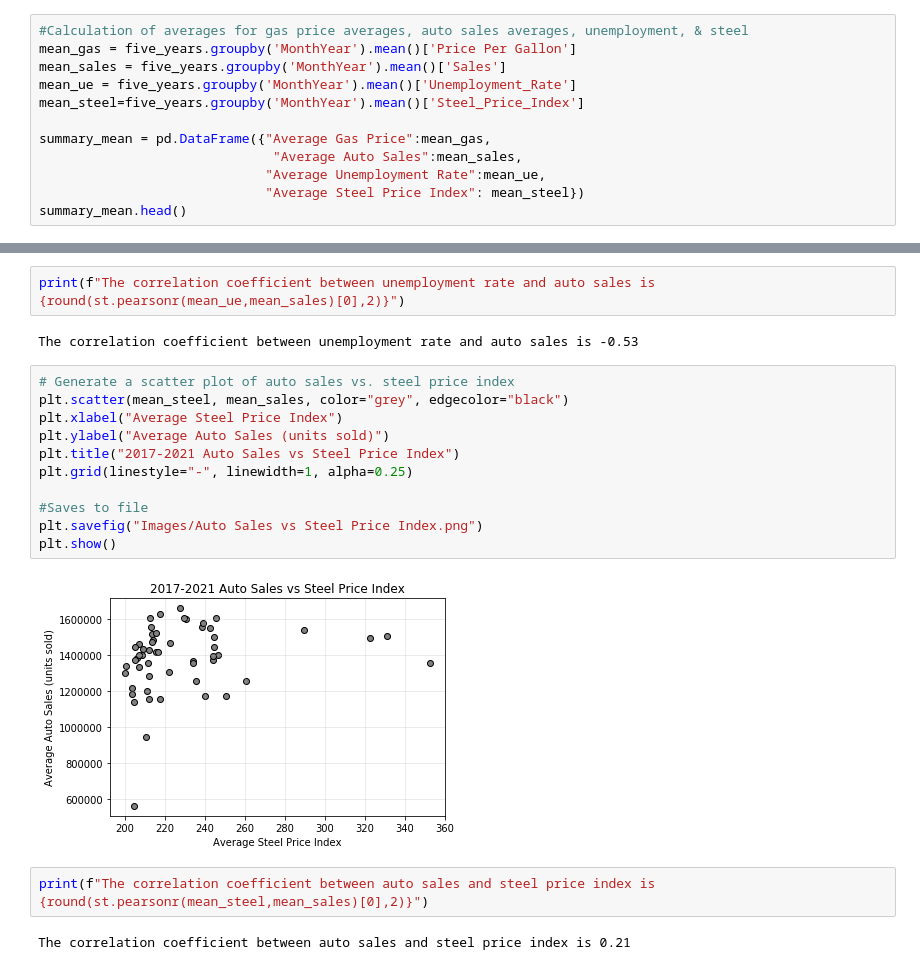
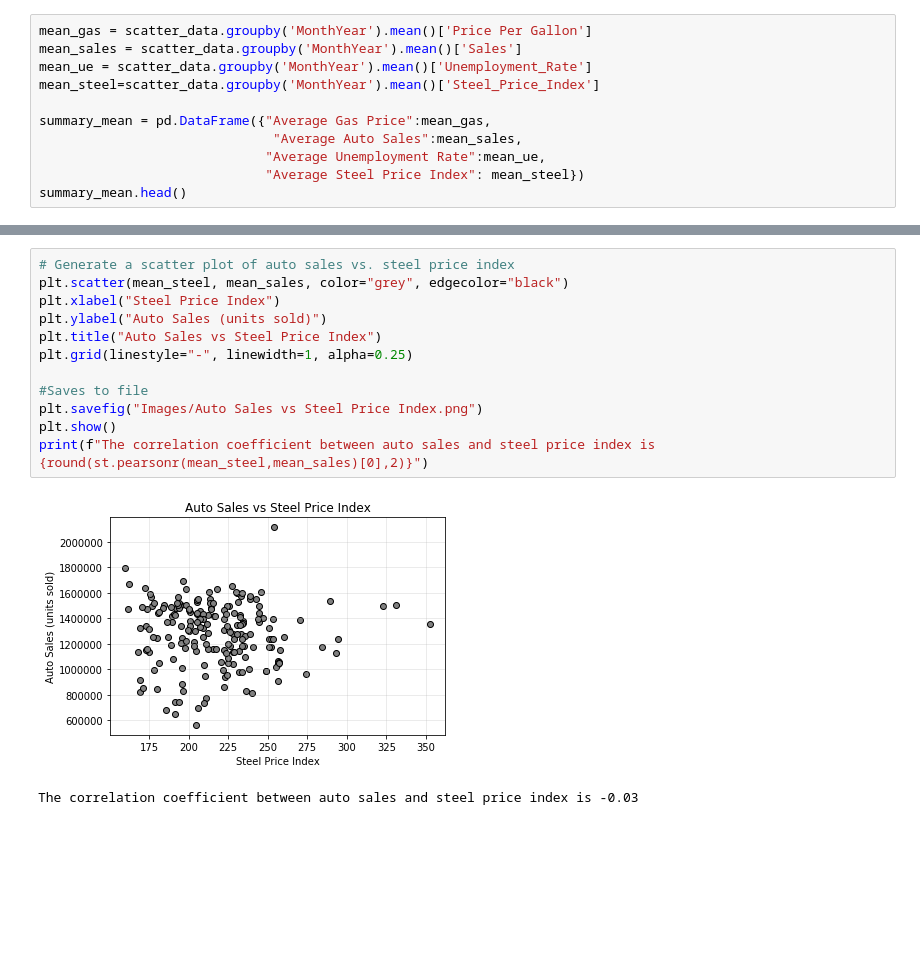
Before and after one commit to michelleherman13/auto-sales, a Jupyter notebook: data/Scatter_plots.ipynb, the cells around one changed output, grey strips where cells are left out. Saved outputs shown, nothing was run; the diff lists cells and outputs as text; blank space fills up the shorter version.

```diff
--- a/data/Scatter_plots.ipynb
+++ b/data/Scatter_plots.ipynb
@@ -34,9 +24,8 @@ five_years.head()
 # %%
-#Calculation of averages for gas price averages, auto sales averages, unemployment, & steel
-mean_gas = five_years.groupby('MonthYear').mean()['Price Per Gallon']
-mean_sales = five_years.groupby('MonthYear').mean()['Sales']
-mean_ue = five_years.groupby('MonthYear').mean()['Unemployment_Rate']
-mean_steel=five_years.groupby('MonthYear').mean()['Steel_Price_Index']
+mean_gas = scatter_data.groupby('MonthYear').mean()['Price Per Gallon']
+mean_sales = scatter_data.groupby('MonthYear').mean()['Sales']
+mean_ue = scatter_data.groupby('MonthYear').mean()['Unemployment_Rate']
+mean_steel=scatter_data.groupby('MonthYear').mean()['Steel_Price_Index']
 
 summary_mean = pd.DataFrame({"Average Gas Price":mean_gas,
                               "Average Auto Sales":mean_sales,
@@ -84,21 +117,15 @@ plt.show()
-# %%
-print(f"The correlation coefficient between unemployment rate and auto sales is {round(st.pearsonr(mean_ue,mean_sales)[0],2)}")
-# %% [output]
-The correlation coefficient between unemployment rate and auto sales is -0.53
 # %%
 # Generate a scatter plot of auto sales vs. steel price index
 plt.scatter(mean_steel, mean_sales, color="grey", edgecolor="black")
-plt.xlabel("Average Steel Price Index")
-plt.ylabel("Average Auto Sales (units sold)")
-plt.title("2017-2021 Auto Sales vs Steel Price Index")
+plt.xlabel("Steel Price Index")
+plt.ylabel("Auto Sales (units sold)")
+plt.title("Auto Sales vs Steel Price Index")
 plt.grid(linestyle="-", linewidth=1, alpha=0.25)
 
 #Saves to file
 plt.savefig("Images/Auto Sales vs Steel Price Index.png")
 plt.show()
+print(f"The correlation coefficient between auto sales and steel price index is {round(st.pearsonr(mean_steel,mean_sales)[0],2)}")
 # %% [output]
-[figure, old version]
+[figure, new version]
+The correlation coefficient between auto sales and steel price index is -0.03
-# %%
-print(f"The correlation coefficient between auto sales and steel price index is {round(st.pearsonr(mean_steel,mean_sales)[0],2)}")
-# %% [output]
-The correlation coefficient between auto sales and steel price index is 0.21
```
Also changed, not shown: parts of 9 cells of this notebook, 8 other files.
